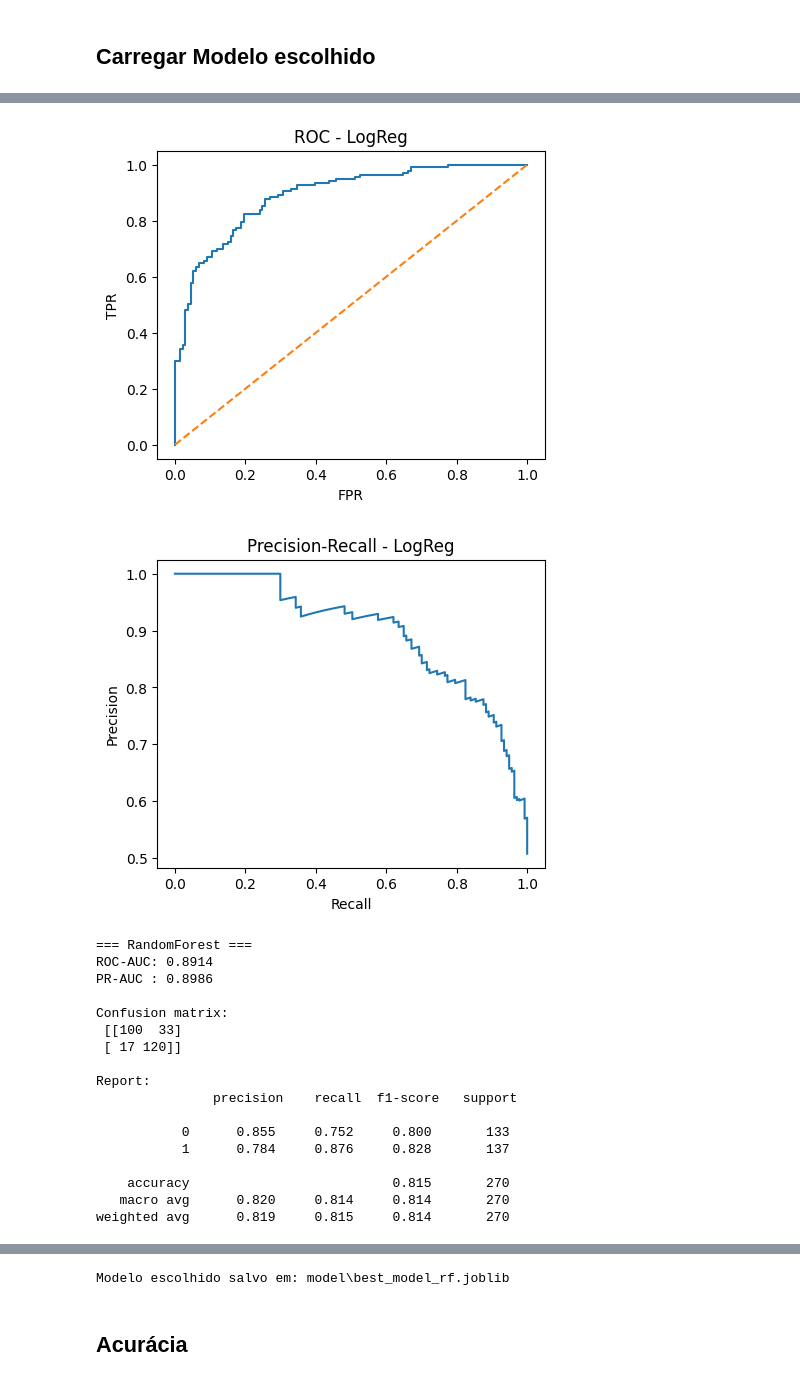
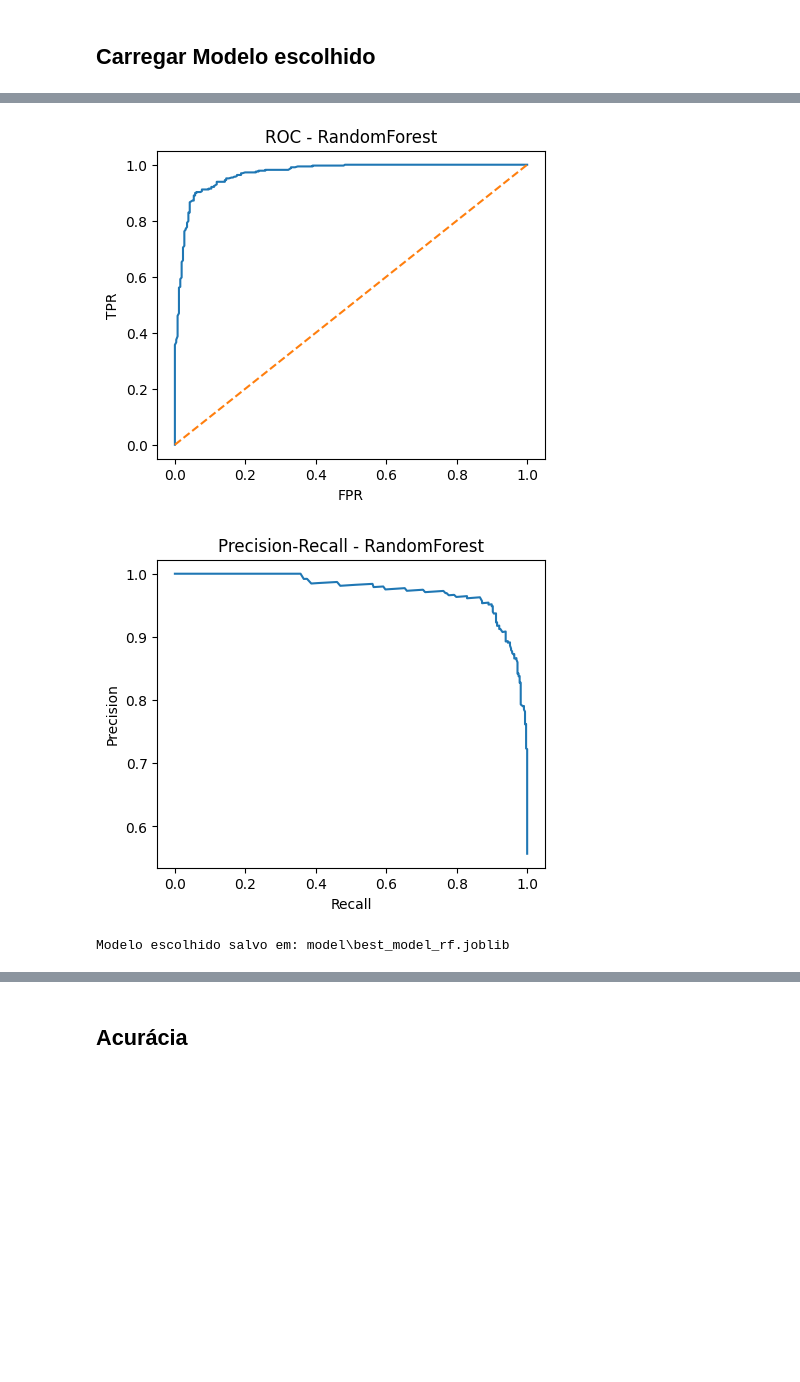
Before and after one commit to fernandapetty/data-analytics, a Jupyter notebook: notebook_model.ipynb, the cells around one changed output, grey strips where cells are left out. Cells and saved outputs as stored; diff of their text form; code cells hidden in the pictures; blank space fills up the shorter version.

Commit message:
update model

```diff
--- a/notebook_model.ipynb
+++ b/notebook_model.ipynb
@@ -131,16 +130,18 @@ p24['ano_ref'] = 2024
 # Padronizar alguns nomes comuns
 rename_22 = {
     'Nome': 'Nome_Anon',
-    'Ano nasc': 'Ano_Nasc',
     'Idade 22': 'Idade',
-    'Instituição de ensino': 'Instituicao_Ensino',
     'INDE 22': 'INDE',
+    'Matem': 'Mat',
+    'Portug': 'Por',
+    'Inglês': 'Ing',
+    'Defas': 'Defasagem',
 }
 rename_23 = {
     'Nome Anonimizado': 'Nome_Anon',
     'Data de Nasc': 'Data_Nasc',
     'Instituição de ensino': 'Instituicao_Ensino',
-    'INDE 23': 'INDE',
+    'INDE 2023': 'INDE',
 }
 rename_24 = {
     'Nome Anonimizado': 'Nome_Anon',
@@ -153,17 +154,13 @@ p22 = p22.rename(columns=rename_22)
 p23 = p23.rename(columns=rename_23)
 p24 = p24.rename(columns=rename_24)
 
-# Padronizar notas de disciplinas
-p22 = p22.rename(columns={'Matem': 'Mat', 'Portug': 'Por', 'Inglês': 'Ing'})
-
-# Garantir colunas-chave existam
-for df_ in (p22, p23, p24):
-    for col in ['RA', 'Fase', 'Turma', 'Gênero', 'Ano ingresso', 'Instituicao_Ensino', 'INDE', 'IAA', 'IEG', 'IPS', 'IDA', 'IPV', 'IAN', 'Defasagem', 'Fase Ideal', 'IPP']:
-        if col not in df_.columns:
-            df_[col] = np.nan
-
 # Unir
 base = pd.concat([p22, p23, p24], ignore_index=True)
+
+colunas_desejadas = ['RA', 'Nome_Anon', 'Idade', 'Gênero', 'INDE', 'IAA', 'IEG',
+                     'IPS', 'IDA', 'IPV', 'IAN', 'Defasagem', 'Fase Ideal', 'IPP', 'ano_ref', 'Fase']
+
+base = base[colunas_desejadas].copy()
 
 # Ajustes finais de tipos
 base['RA'] = base['RA'].astype(str)
@@ -257,22 +251,9 @@ Ing min= 0.0 max= 10.0
 
 tmp = base.copy()
 
-tmp['Defasagem_num'] = pd.to_numeric(
-    tmp['Defasagemagem'] if 'Defasagemagem' in tmp.columns else tmp.get('Defasagem'), errors='coerce')
-tmp['IAN_num'] = pd.to_numeric(tmp['IAN'], errors='coerce')
-
 tmp = tmp.sort_values(['RA', 'ano_ref'])
 
-tmp['IAN_futuro'] = tmp.groupby('RA')['IAN_num'].shift(-1)
-
-
-# Default: risco se defasagem negativa relevante OU IAN alto
-risk_defas = tmp['Defasagem_num'].le(-1)
-risk_ian = tmp['IAN_num'].ge(7)
-
-tmp['risco'] = (tmp['IAN_futuro'] >= 7).astype(int)
-
-tmp = tmp.dropna(subset=['IAN_futuro'])
+tmp['risco'] = (tmp['IAN'] <= 5).astype(int)
 
 target_col = tmp['risco'].name
 
@@ -282,7 +263,7 @@ print(tmp['risco'].value_counts(dropna=False))
 
 feature_cols = [
     'Idade', 'Fase', 'Gênero',
-    'IAA', 'IEG', 'IPS', 'IPP', 'IDA', 'IPV', 'INDE', 'IAN',
+    'IAA', 'IEG', 'IPS', 'IPP', 'IDA', 'IPV', 'INDE',
     'Mat', 'Por', 'Ing'
 ]
 
@@ -387,17 +365,13 @@ Treino ok
 # %% [markdown]
 ## Carregar Modelo escolhido
 # %%
-eval_model('LogReg', pipe_logreg, X_test, y_test)
 eval_model('RandomForest', pipe_rf, X_test, y_test)
-
-best_model = pipe_rf
-
 
 with open(os.path.join(pathNameArtifacts, "feature_info.json"), "r", encoding="utf-8") as f:
     finfo = json.load(f)
 
 MODEL_OUT = Path('model/best_model_{best_name}.joblib'.format(best_name='rf'))
-joblib.dump(best_model, MODEL_OUT)
+joblib.dump(pipe_rf, MODEL_OUT)
 
 num_cols = finfo.get("num_cols", [])
 cat_cols = finfo.get("cat_cols", [])
@@ -425,19 +399,3 @@ weighted avg      0.816     0.811     0.810       270
-[figure, old version]
+[figure, new version]
-[figure, old version]
+[figure, new version]
-=== RandomForest ===
-ROC-AUC: 0.8914
-PR-AUC : 0.8986
-
-Confusion matrix:
- [[100  33]
- [ 17 120]]
-
-Report:
-               precision    recall  f1-score   support
-
-           0      0.855     0.752     0.800       133
-           1      0.784     0.876     0.828       137
-
-    accuracy                          0.815       270
-   macro avg      0.820     0.814     0.814       270
-weighted avg      0.819     0.815     0.814       270
+Modelo escolhido salvo em: model\best_model_rf.joblib
@@ -446,4 +402,3 @@ weighted avg      0.819     0.815     0.814       270
-Modelo escolhido salvo em: model\best_model_rf.joblib
 # %% [markdown]
 ## Acurácia
 # %%
```
Also changed, not shown: parts of 7 cells of this notebook, 7 other files.
